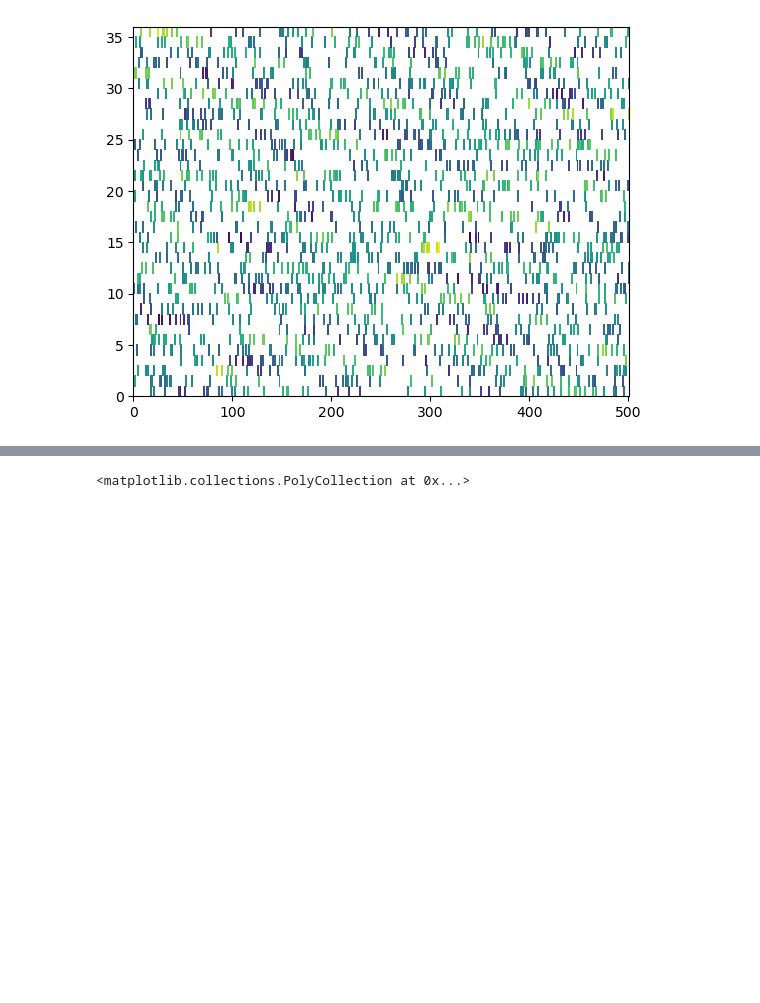
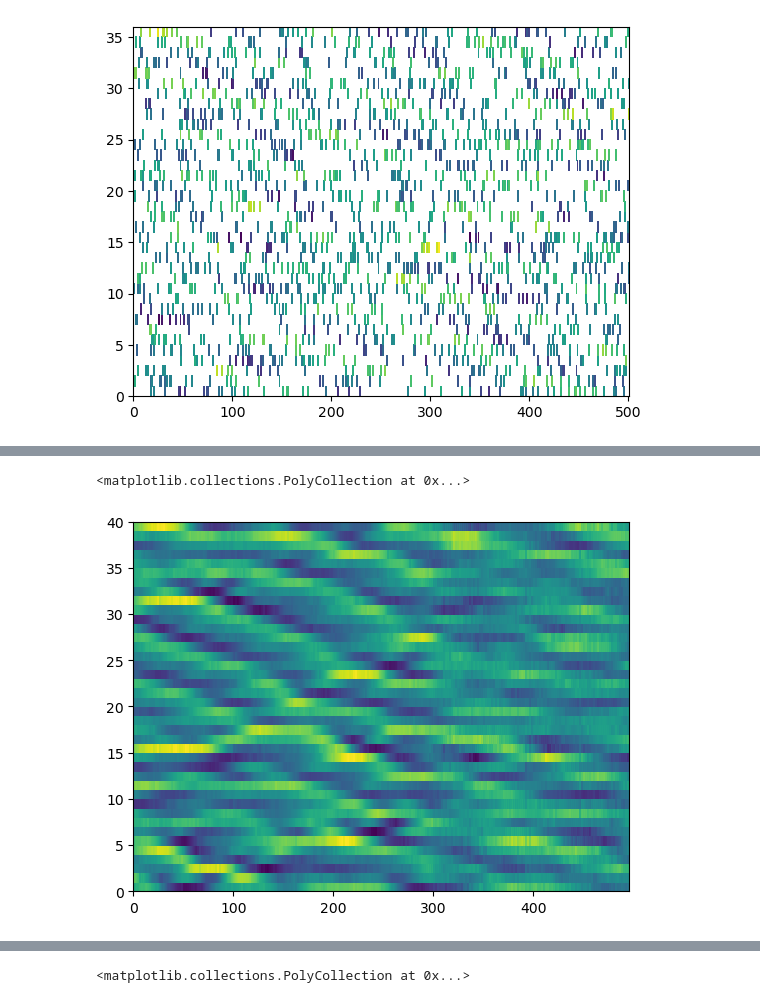
Before and after one commit to m-dml/coda, a Jupyter notebook: notebooks/lorenz96-playground.ipynb, the cells around one changed output, grey strips where cells are left out. Saved outputs shown, nothing was run; the diff lists cells and outputs as text; code cells hidden in the pictures; blank space fills up the shorter version.

Commit message:
Add DA test on train and valid data

```diff
--- a/notebooks/lorenz96-playground.ipynb
+++ b/notebooks/lorenz96-playground.ipynb
@@ -231,0 +192,21 @@ lit_model = lit_model.load_from_checkpoint(state_dict_path, model=model, assimil
+# %%
+params = data["params"].copy()
+x_obs = data["x_obs"].clone()
+dataset = AssimilationDataset(x_obs.unsqueeze(0), params, cfg.datamodule.chunk_size)
+dataloader = DataLoader(dataset, batch_size=1)
+# %%
+reconstruction = []
+for batch in tqdm(dataloader):
+    neighbors, _, _, params = batch
+    ic_neighbors = neighbors.squeeze()[0]
+    ic = assimilator.forward(ic_neighbors)
+    rollout = [ic.unsqueeze(0)]
+    for i in range(cfg.datamodule.chunk_size - 1):
+        x = model.forward(rollout[-1], **params)
+        rollout.append(x)
+    reconstruction += rollout
+reconstruction = torch.stack(reconstruction).squeeze().detach().numpy().T
+plt.pcolor(reconstruction)
+# %% [output]
+<matplotlib.collections.PolyCollection at 0x...>
+[figure, added]
```
Also changed, not shown: parts of 18 cells of this notebook.
